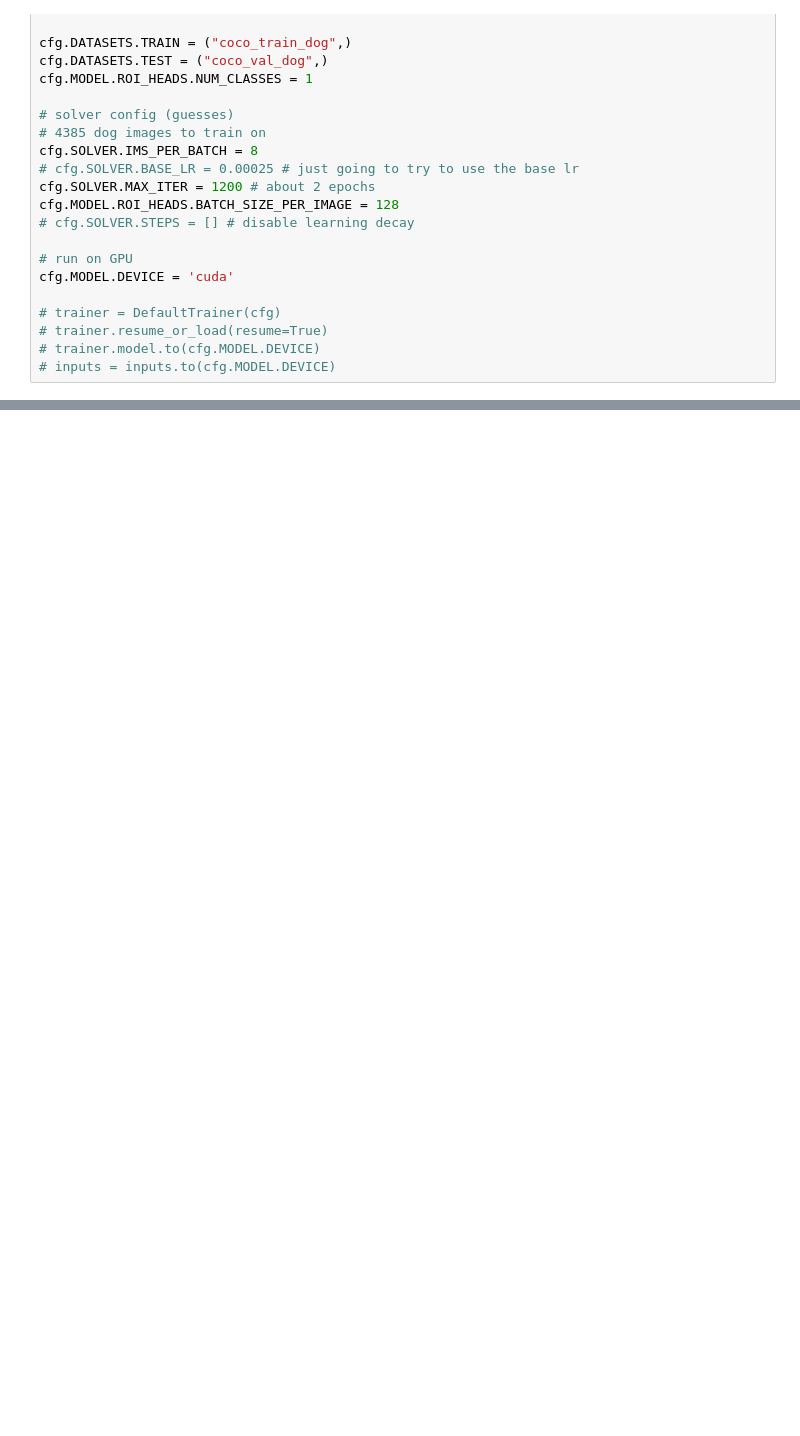
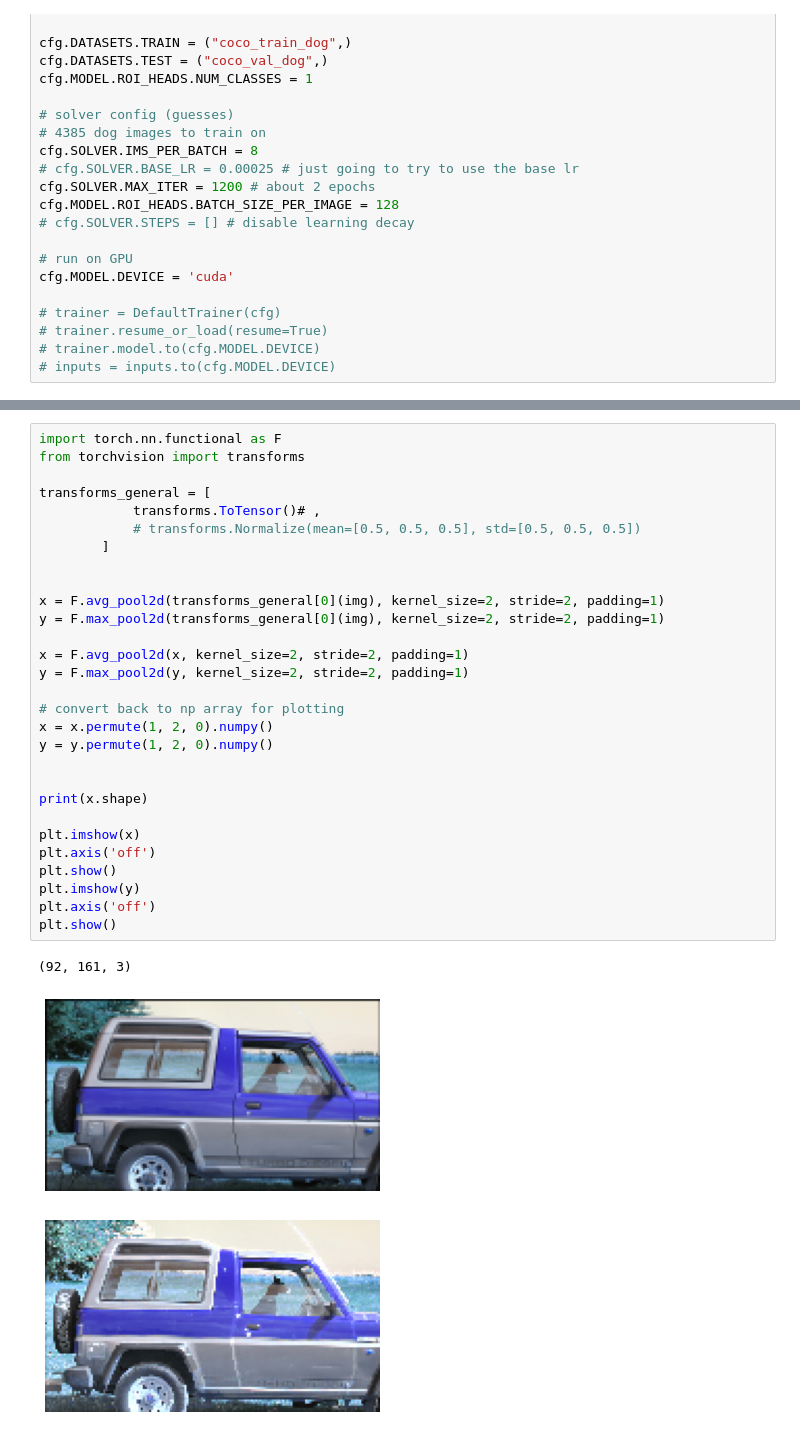
Before and after one commit to joshknize/CSC578, a Jupyter notebook: python/coco_subset/dog_eval.ipynb, the cells around one changed output, grey strips where cells are left out. Saved outputs shown, nothing was run; the diff lists cells and outputs as text; blank space fills up the shorter version.

```diff
--- a/python/coco_subset/dog_eval.ipynb
+++ b/python/coco_subset/dog_eval.ipynb
@@ -111,0 +114,33 @@ for d in dataset_dicts[0:3]:
+# %%
+import torch.nn.functional as F
+from torchvision import transforms
+
+transforms_general = [
+            transforms.ToTensor()# ,
+            # transforms.Normalize(mean=[0.5, 0.5, 0.5], std=[0.5, 0.5, 0.5])
+        ]
+
+
+x = F.avg_pool2d(transforms_general[0](img), kernel_size=2, stride=2, padding=1)
+y = F.max_pool2d(transforms_general[0](img), kernel_size=2, stride=2, padding=1)
+
+x = F.avg_pool2d(x, kernel_size=2, stride=2, padding=1)
+y = F.max_pool2d(y, kernel_size=2, stride=2, padding=1)
+
+# convert back to np array for plotting
+x = x.permute(1, 2, 0).numpy()
+y = y.permute(1, 2, 0).numpy()
+
+
+print(x.shape)
+
+plt.imshow(x)
+plt.axis('off')
+plt.show()
+plt.imshow(y)
+plt.axis('off')
+plt.show()
+# %% [output]
+(92, 161, 3)
+[figure, added]
+[figure, added]
```
Also changed, not shown: parts of 2 cells of this notebook, 6 other files.
